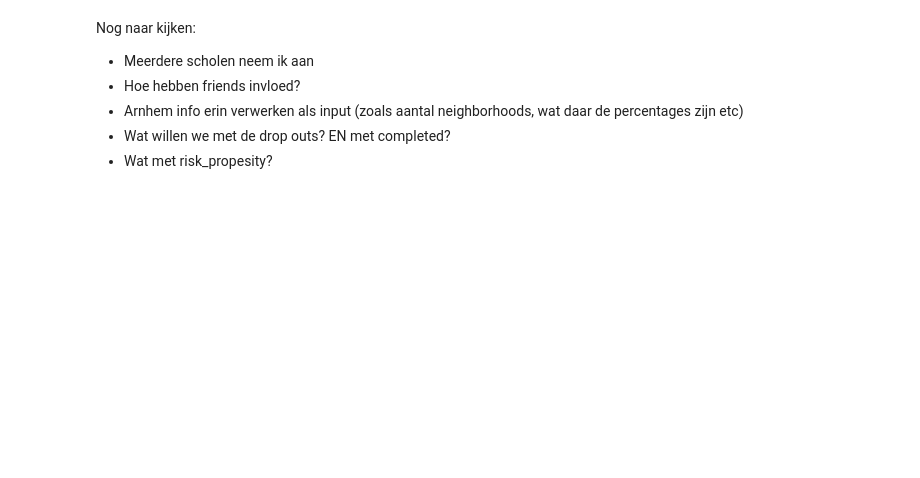
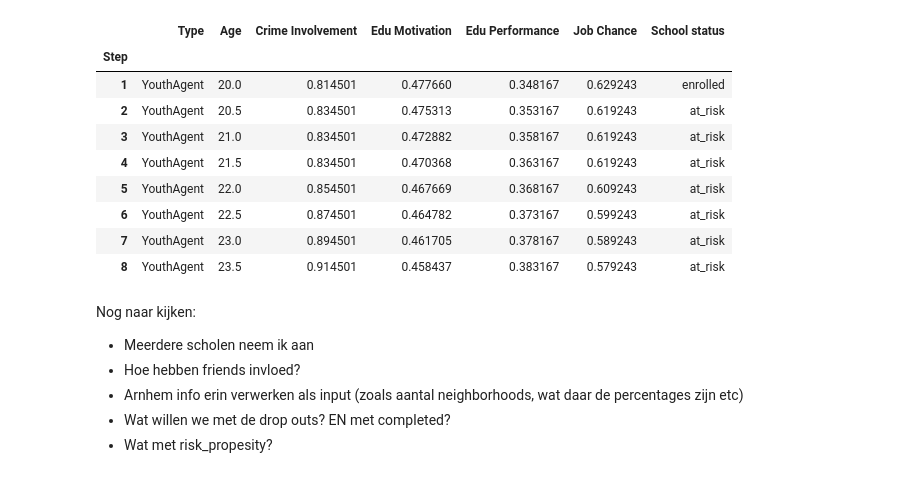
Before and after one commit to ihsdriessen/scp_abm, a Jupyter notebook: youth_model.ipynb, the cells around one changed output. Drawn from its saved outputs; the diff is of its cells as text; code cells hidden in the pictures; blank space fills up the shorter version.

```diff
--- a/youth_model.ipynb
+++ b/youth_model.ipynb
@@ -6,7 +7,7 @@ import random
 # %%
 class YouthAgent(mesa.Agent):
     """An agent representing a youth with risk propensity and peer influence."""
-    def __init__(self, model, age, neighbourhood_id, household, friend_group):
+    def __init__(self, model, age, neighbourhood_id, household, friend_group, school_status='enrolled'):
         super().__init__(model)
         self.age = age
         self.neighbourhood_id = neighbourhood_id
@@ -14,7 +15,7 @@ class YouthAgent(mesa.Agent):
         self.friend_group = friend_group
         self.risk_propensity = random.uniform(0, 1)
         self.crime_involvement = random.uniform(0, 1)  # scale from 0 (none) to 1 (high)
-        self.school_status = random.choice(['enrolled', 'at_risk','dropped_out', 'completed'])
+        self.school_status = school_status # can be 'enrolled', 'at_risk', 'dropped_out', 'completed'
         self.criminalrecord = 0  # number of prior offenses
         self.edu_performance = random.uniform(0, 1)  # academic performance score
         self.edu_motivation = random.uniform(0, 1)  # motivation to pursue education
@@ -27,8 +28,8 @@ class YouthAgent(mesa.Agent):
 
         # if you commit a crime this step
         if random.random() < self.crime_involvement:
-            self.criminalrecord =+ 1
-            self.job_chance = min(1, max(0, self.job_chance - 0.05))  # decrease job chance with each offense
+            self.criminalrecord += 1
+            self.job_chance = min(1, max(0, self.job_chance - 0.01))  # decrease job chance with each offense
             self.crime_involvement = min(1.0, self.crime_involvement + 0.02)  # increase crime involvement
 
         # update based on factors
@@ -58,7 +59,10 @@ class YouthAgent(mesa.Agent):
             self.job_chance = min(1, max(0, self.job_chance + 0.2))  # increase job chance on completion
 
 
-        self.age =+ 0.5  # age increases by 0.5 each step (assuming each step is half a year)
+        self.age += 0.5  # age increases by 0.5 each step (assuming each step is half a year)
+        if self.age >= 24:
+            self.remove()
+            return
 
 
 class Household(mesa.Agent):
@@ -84,13 +88,22 @@ class YouthCrimeModel(mesa.Model):
 
         self.datacollector = mesa.DataCollector(
             model_reporters= {
+                # "Amount of Youth Agents": lambda m: sum(1 for a in m.agents if isinstance(a, YouthAgent)),
                 "Average Crime Involvement": lambda m: np.mean([a.crime_involvement for a in m.agents if isinstance(a, YouthAgent)]),
                 "Average Edu Motivation": lambda m: np.mean([a.edu_motivation for a in m.agents if isinstance(a, YouthAgent)]),
                 "Average Edu Performance": lambda m: np.mean([a.edu_performance for a in m.agents if isinstance(a, YouthAgent)]),
-                "Average Job Chance": lambda m: np.mean([a.job_chance for a in m.agents if isinstance(a, YouthAgent)])
+                "Average Job Chance": lambda m: np.mean([a.job_chance for a in m.agents if isinstance(a, YouthAgent)]),
+                "Drop out Rate": lambda m: np.mean([1 if a.school_status == 'dropped_out' else 0 for a in m.agents if isinstance(a, YouthAgent)]),
+                "Completed Rate": lambda m: np.mean([1 if a.school_status == 'completed' else 0 for a in m.agents if isinstance(a, YouthAgent)])
                 },
             agent_reporters= {
-                "Crime Involvement": "crime_involvement"
+                "Type": lambda a: "YouthAgent" if isinstance(a, YouthAgent) else "Other",
+                "Age": lambda a: a.age if isinstance(a, YouthAgent) else None,
+                "Crime Involvement": "crime_involvement",
+                "Edu Motivation": "edu_motivation",
+                "Edu Performance": "edu_performance",
+                "Job Chance": "job_chance",
+                "School status": "school_status"
                 }
         )
 
@@ -110,6 +123,10 @@ class YouthCrimeModel(mesa.Model):
             friends = random.sample([a for a in self.agents if a != agent if isinstance(a, YouthAgent)], k=5)  # each agent has 5 friends
             agent.friend_group = friends
 
+        initial_dropped_out = random.sample([a for a in self.agents if a != agent if isinstance(a, YouthAgent)], k=int(0.046*self.num_agents))  # 4.6% initial drop out rate
+        for agent in initial_dropped_out:
+            agent.school_status = 'dropped_out'
+
     def step(self):
         self.datacollector.collect(self)
         self.agents.do('step')
@@ -122,11 +139,11 @@ class YouthCrimeModel(mesa.Model):
                                  n=self.N_yearly)
 # %%
 # Run the model
-model = YouthCrimeModel(29034, 850) # Arnhem 9455+8815+(4/10)*(13520+13390)= 29034 inhabitants 10-23 years. # 1700 new youths per year
+
+# model = YouthCrimeModel(29034, 850) # Arnhem 9455+8815+(4/10)*(13520+13390)= 29034 inhabitants 10-23 years. # 1700 new youths per year
+model = YouthCrimeModel(2900, 85)
 for i in range(50):
     model.step()
 
 model_data = model.datacollector.get_model_vars_dataframe()
 agent_data = model.datacollector.get_agent_vars_dataframe()
-model_data.plot()
-plt.show()
@@ -135,3 +155,19 @@ plt.show()
+# %%
+# pd.set_option('display.max_rows', None)
+# agent_data
+
+agent_data.xs(1889, level="AgentID")
+# %% [output]
+|  | Type | Age | Crime Involvement | Edu Motivation | Edu Performance | Job Chance | School status |
+| Step |  |  |  |  |  |  |  |
+| 1 | YouthAgent | 20.0 | 0.814501 | 0.477660 | 0.348167 | 0.629243 | enrolled |
+| 2 | YouthAgent | 20.5 | 0.834501 | 0.475313 | 0.353167 | 0.619243 | at_risk |
+| 3 | YouthAgent | 21.0 | 0.834501 | 0.472882 | 0.358167 | 0.619243 | at_risk |
+| 4 | YouthAgent | 21.5 | 0.834501 | 0.470368 | 0.363167 | 0.619243 | at_risk |
+| 5 | YouthAgent | 22.0 | 0.854501 | 0.467669 | 0.368167 | 0.609243 | at_risk |
+| 6 | YouthAgent | 22.5 | 0.874501 | 0.464782 | 0.373167 | 0.599243 | at_risk |
+| 7 | YouthAgent | 23.0 | 0.894501 | 0.461705 | 0.378167 | 0.589243 | at_risk |
+| 8 | YouthAgent | 23.5 | 0.914501 | 0.458437 | 0.383167 | 0.579243 | at_risk |
 # %% [markdown]
 Nog naar kijken:
 - Meerdere scholen neem ik aan
```
Also changed, not shown: parts of 3 cells of this notebook.
